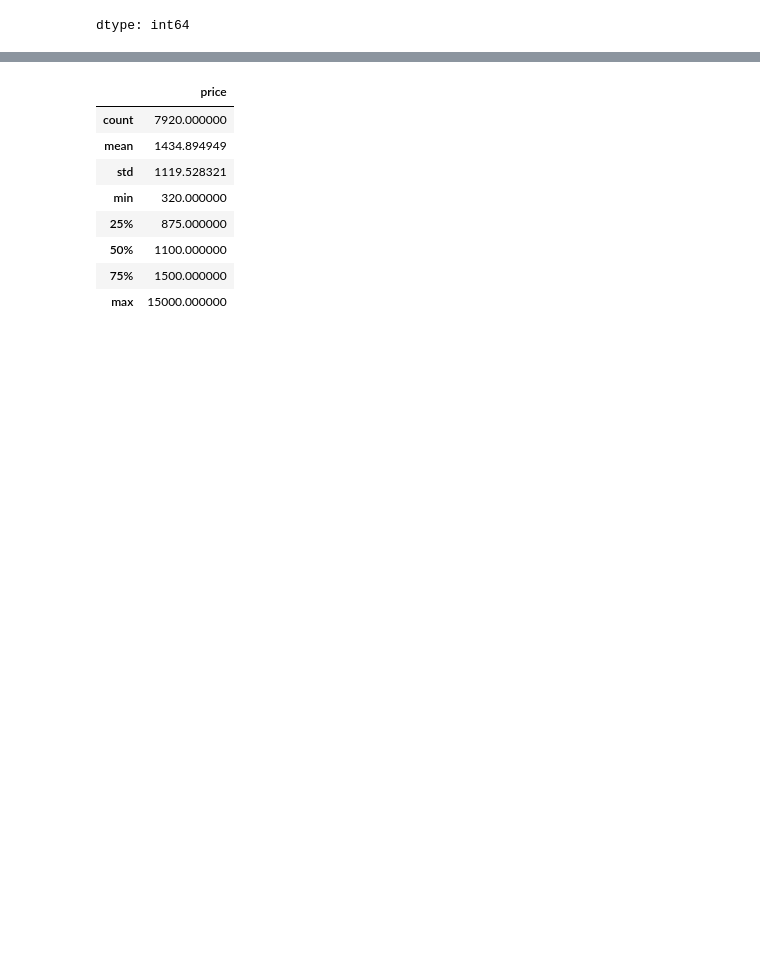
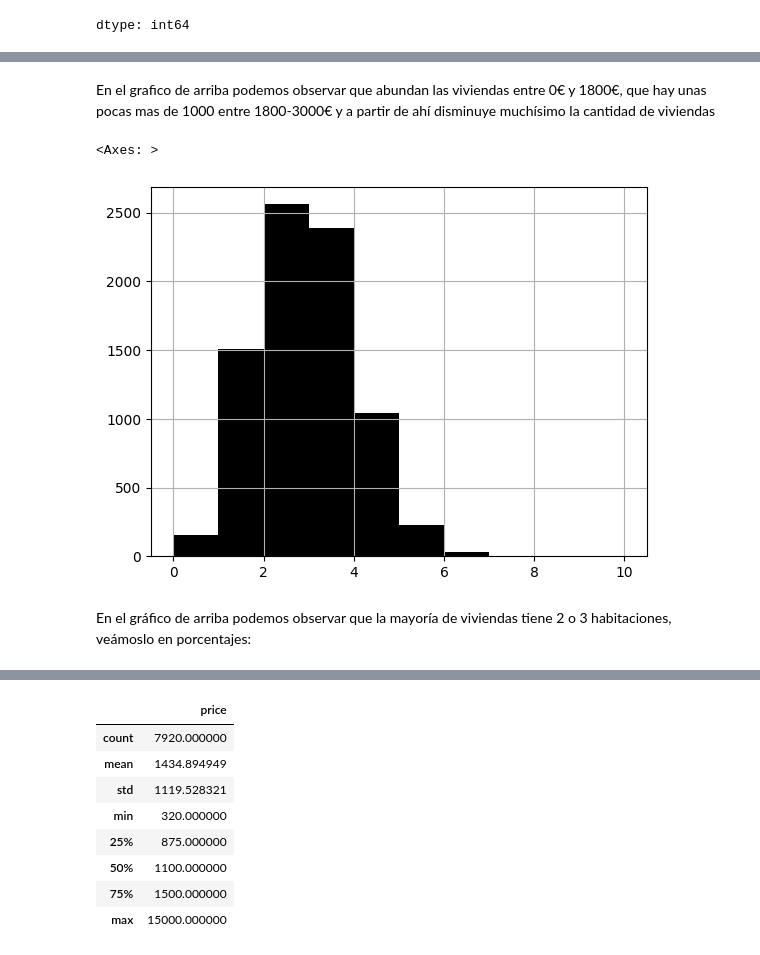
Before and after one commit to arantafall/housing_BCN, a Jupyter notebook: analisis_data.ipynb, the cells around one changed output, grey strips where cells are left out. Drawn from its saved outputs; the diff is of its cells as text; code cells hidden in the pictures; blank space fills up the shorter version.

```diff
--- a/analisis_data.ipynb
+++ b/analisis_data.ipynb
@@ -137,0 +159,9 @@ data.reset_index(drop=True, inplace=True)
+# %% [markdown]
+En el grafico de arriba podemos observar que abundan las viviendas entre 0€ y 1800€, que hay unas pocas mas de 1000 entre 1800-3000€ y a partir de ahí disminuye muchísimo la cantidad de viviendas
+# %%
+data['rooms'].hist(color='black')
+# %% [output]
+<Axes: >
+[figure, added]
+# %% [markdown]
+En el gráfico de arriba podemos observar que la mayoría de viviendas tiene 2 o 3 habitaciones, veámoslo en porcentajes:
```
Also changed, not shown: parts of 34 cells of this notebook.
